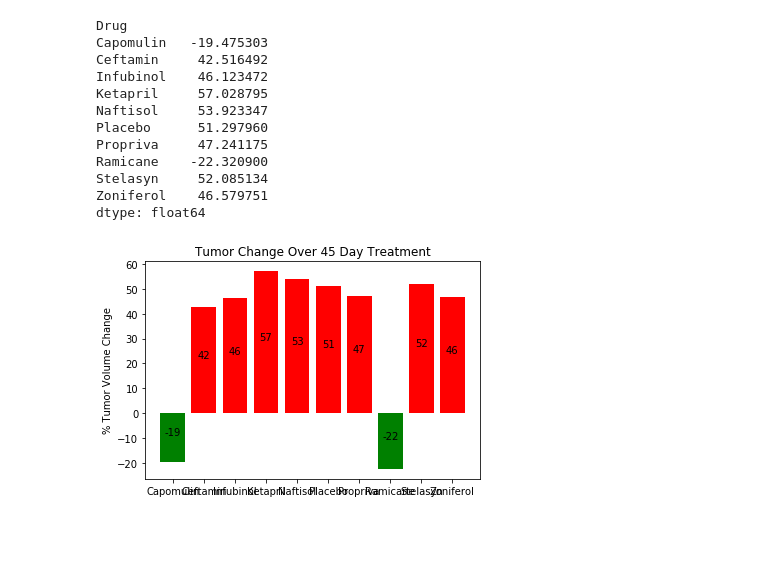
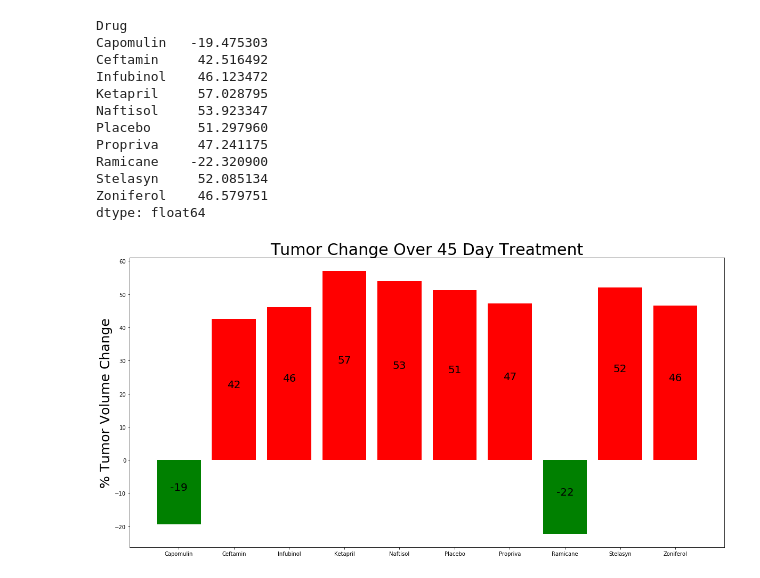
Before and after one commit to RChloe/matplotlib-challenge, a Jupyter notebook: Pymaceuticals/Homework 5.ipynb, the cells around one changed output. Drawn from its saved outputs; the diff is of its cells as text; code cells hidden in the pictures; blank space fills up the shorter version.

```diff
--- a/Pymaceuticals/Homework 5.ipynb
+++ b/Pymaceuticals/Homework 5.ipynb
@@ -424,7 +395,7 @@ mouse_dict[drugs[0]]
 # Generate the Plot (Accounting for percentages)
 x = range(50)
 y = range(100)
-fig = plt.figure()
+fig = plt.figure(figsize=(20,10))
 ax3 = fig.add_subplot(111)
 
 
@@ -432,14 +403,13 @@ for i in range(len(drugs)):
     x=mouse_dict[drugs[i]][['Timepoint']]
     y=mouse_dict[drugs[i]][['Percent']]
     ax3.plot(x,y,label=drugs[i],marker='o')
-    plt.legend(loc='upper left');
-    #ax3.errorbar(x.values,y.values,yerr=met_err_dict[drugs[i]]['Standard Error'],linestyle="None")
+    plt.legend(loc='lower left',fontsize=20);
 
-plt.title('Survival During Treatment')
-plt.xlabel('Time (Days)')
-plt.ylabel('Mouse Count')
+
+plt.title('Survival During Treatment',fontsize=30)
+plt.xlabel('Time (Days)',fontsize=25)
+plt.ylabel('Mouse Count',fontsize=25)
 # Save the Figure
-
+plt.savefig('plots/mouse_survival.png')
 # Show the Figure
-#plt.show()
 # %% [output]
@@ -497,39 +462,34 @@ Stelasyn     52.085134
 Zoniferol    46.579751
 dtype: float64
 # %%
-# Store all Relevant Percent Changes into a Tuple
+# Splice the data between passing and failing drugs
+values=drug_change['Change']
+clrs = ['green' if (y < 0) else 'red' for y in values ]
+
+plt.figure(figsize=(20,10))
+# Orient widths. Add labels, tick marks, etc.
+rects=plt.bar(drug_change['Drug'], values, width=0.8, color=clrs)
+
+# Use functions to label the percentages of changes
+plt.title('Tumor Change Over 45 Day Treatment',fontsize=30)
+plt.ylabel('% Tumor Volume Change',fontsize=25)
 
 
-# Splice the data between passing and failing drugs
-values=drug_change['Change']
-
-# Orient widths. Add labels, tick marks, etc.
-clrs = ['green' if (y < 0) else 'red' for y in values ]
-rects=plt.bar(drug_change['Drug'], values, width=0.8, color=clrs)
-#plt.bar(drug_change['Drug'], drug_change['Change'], width=0.8,color=['green'])
-
-# Use functions to label the percentages of changes
-plt.title('Tumor Change Over 45 Day Treatment')
-plt.ylabel('% Tumor Volume Change')
-
-# Call functions to implement the function calls
 def autolabel(rects):
-    # attach some text labels
     for rect in rects:
         height = rect.get_height()
         plt.text(rect.get_x() + rect.get_width()/2., .5*height,
                 '%d' % int(height),
-                ha='center', va='bottom')
+                ha='center', va='bottom',fontsize=20)
 
 autolabel(rects)
 
-
 # Save the Figure
-
+plt.savefig('plots/percent_change.png')
 
 # Show the Figure
 fig.show()
 # %% [output]
-[figure, old version]
+[figure, new version]
 # %% [markdown]
 ![Metastatic Spread During Treatment](../Images/change.png)
```
Also changed, not shown: parts of 21 cells of this notebook, 4 other files.
